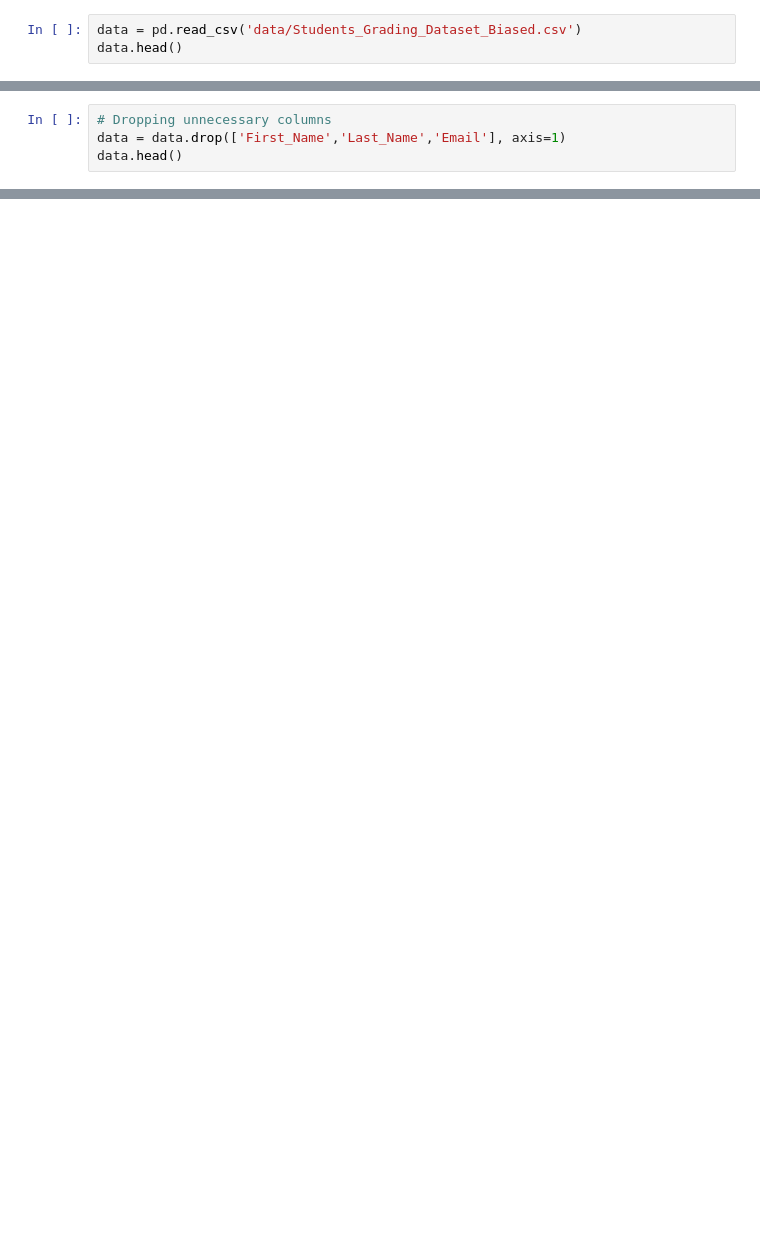
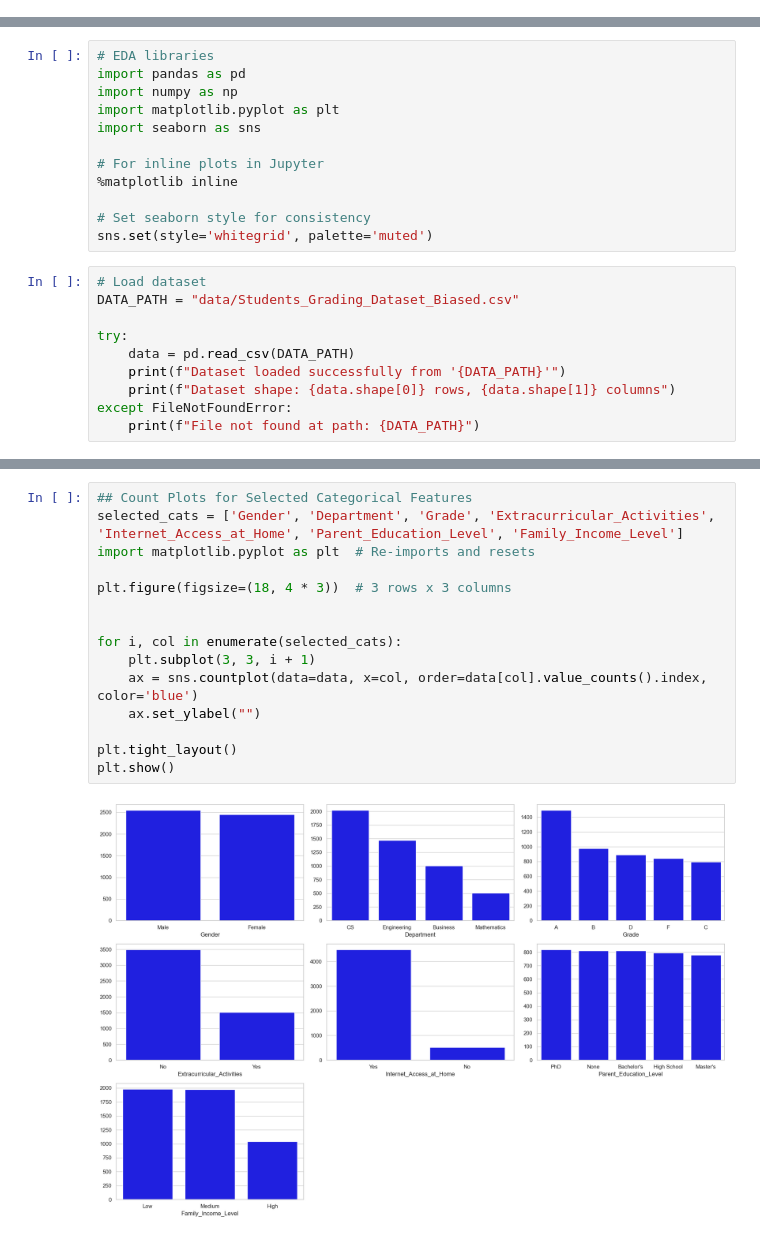
Before and after one commit to levtitanyan/Student-Performance-Analysis, a Jupyter notebook: EDA.ipynb, the cells around one changed output, grey strips where cells are left out. Drawn from its saved outputs; the diff is of its cells as text; blank space fills up the shorter version.

Commit message:
Update EDA: added categorical plots, boxplots, and correlation matrix

```diff
--- a/EDA.ipynb
+++ b/EDA.ipynb
@@ -7,3 +0,0 @@ import seaborn as sns
-# %%
-data = pd.read_csv('data/Students_Grading_Dataset_Biased.csv')
-data.head()
@@ -18,4 +0,0 @@ data.head()
-# %%
-# Dropping unnecessary columns
-data = data.drop(['First_Name','Last_Name','Email'], axis=1)
-data.head()
@@ -39,0 +12,22 @@ AttributeError: QuadMesh.set() got an unexpected keyword argument 'axis'
+# %%
+# EDA libraries
+import pandas as pd
+import numpy as np
+import matplotlib.pyplot as plt
+import seaborn as sns
+
+# For inline plots in Jupyter
+%matplotlib inline
+
+# Set seaborn style for consistency
+sns.set(style='whitegrid', palette='muted')
+# %%
+# Load dataset
+DATA_PATH = "data/Students_Grading_Dataset_Biased.csv"
+
+try:
+    data = pd.read_csv(DATA_PATH)
+    print(f"Dataset loaded successfully from '{DATA_PATH}'")
+    print(f"Dataset shape: {data.shape[0]} rows, {data.shape[1]} columns")
+except FileNotFoundError:
+    print(f"File not found at path: {DATA_PATH}")
@@ -39,0 +127,17 @@ AttributeError: QuadMesh.set() got an unexpected keyword argument 'axis'
+# %%
+## Count Plots for Selected Categorical Features
+selected_cats = ['Gender', 'Department', 'Grade', 'Extracurricular_Activities', 'Internet_Access_at_Home', 'Parent_Education_Level', 'Family_Income_Level']
+import matplotlib.pyplot as plt  # Re-imports and resets
+
+plt.figure(figsize=(18, 4 * 3))  # 3 rows x 3 columns
+
+
+for i, col in enumerate(selected_cats):
+    plt.subplot(3, 3, i + 1)
+    ax = sns.countplot(data=data, x=col, order=data[col].value_counts().index, color='blue')
+    ax.set_ylabel("")
+
+plt.tight_layout()
+plt.show()
+# %% [output]
+[figure, added]
```
Also changed, not shown: parts of 19 cells of this notebook.
